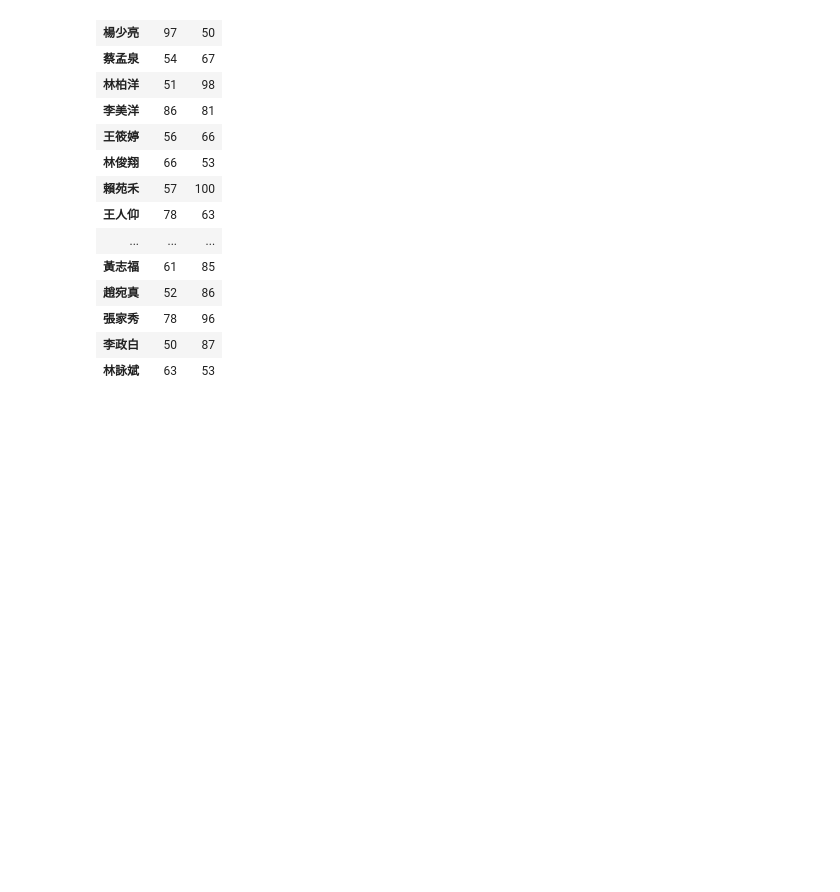
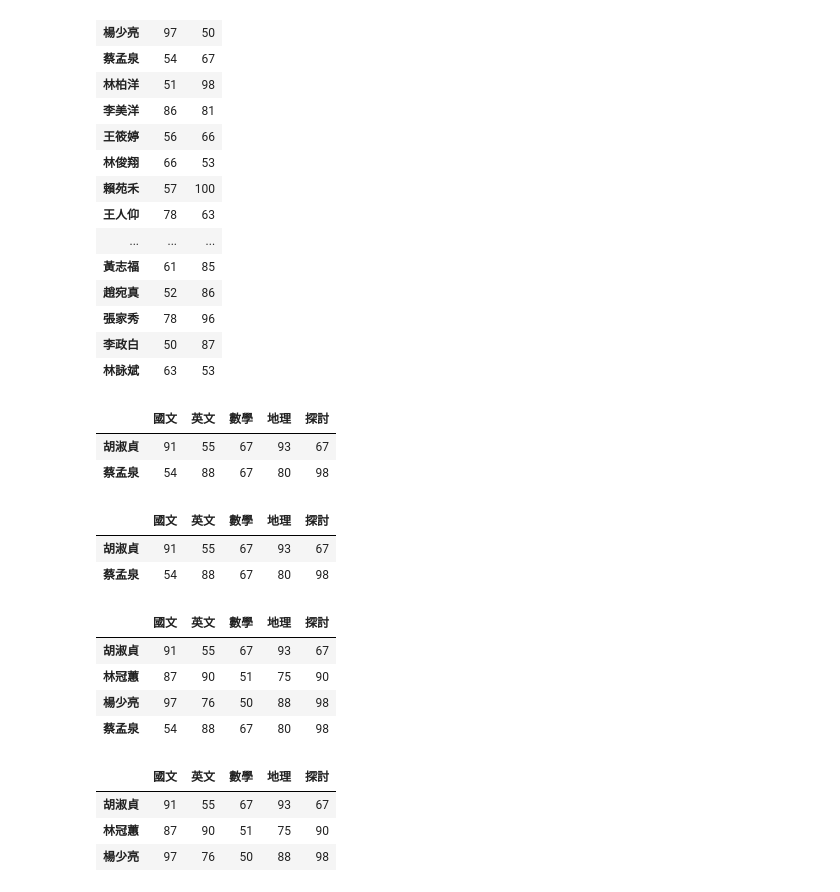
Before and after one commit to Nigmaa/python_analysis, a Jupyter notebook: lesson5.ipynb, the cells around one changed output. Saved outputs shown, nothing was run; the diff lists cells and outputs as text; code cells hidden in the pictures; blank space fills up the shorter version.

```diff
--- a/lesson5.ipynb
+++ b/lesson5.ipynb
@@ -285,3 +285,35 @@ df[['國文','數學']]
 | 張家秀 | 78 | 96 |
 | 李政白 | 50 | 87 |
 | 林詠斌 | 63 | 53 |
+# %%
+#loc->使用索引的名稱
+#iloc->使用索引的index
+
+df.loc['胡淑貞']
+df.loc[['胡淑貞','蔡孟泉']]
+# %% [output]
+|  | 國文 | 英文 | 數學 | 地理 | 探討 |
+| 胡淑貞 | 91 | 55 | 67 | 93 | 67 |
+| 蔡孟泉 | 54 | 88 | 67 | 80 | 98 |
+# %%
+df.iloc[0]
+df.iloc[[0,3]]
+# %% [output]
+|  | 國文 | 英文 | 數學 | 地理 | 探討 |
+| 胡淑貞 | 91 | 55 | 67 | 93 | 67 |
+| 蔡孟泉 | 54 | 88 | 67 | 80 | 98 |
+# %%
+df.loc['胡淑貞':'蔡孟泉']
+# %% [output]
+|  | 國文 | 英文 | 數學 | 地理 | 探討 |
+| 胡淑貞 | 91 | 55 | 67 | 93 | 67 |
+| 林冠蕙 | 87 | 90 | 51 | 75 | 90 |
+| 楊少亮 | 97 | 76 | 50 | 88 | 98 |
+| 蔡孟泉 | 54 | 88 | 67 | 80 | 98 |
+# %%
+df.iloc[0:3]
+# %% [output]
+|  | 國文 | 英文 | 數學 | 地理 | 探討 |
+| 胡淑貞 | 91 | 55 | 67 | 93 | 67 |
+| 林冠蕙 | 87 | 90 | 51 | 75 | 90 |
+| 楊少亮 | 97 | 76 | 50 | 88 | 98 |
```
